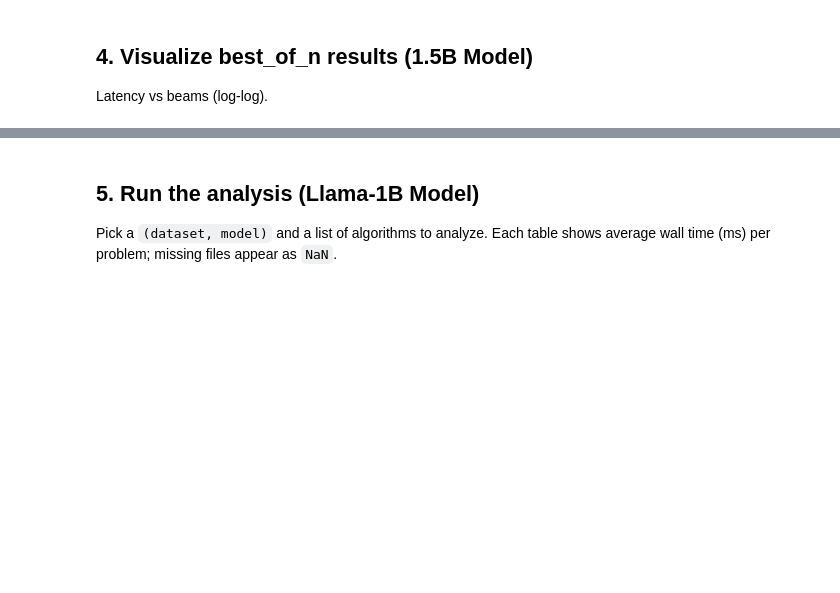
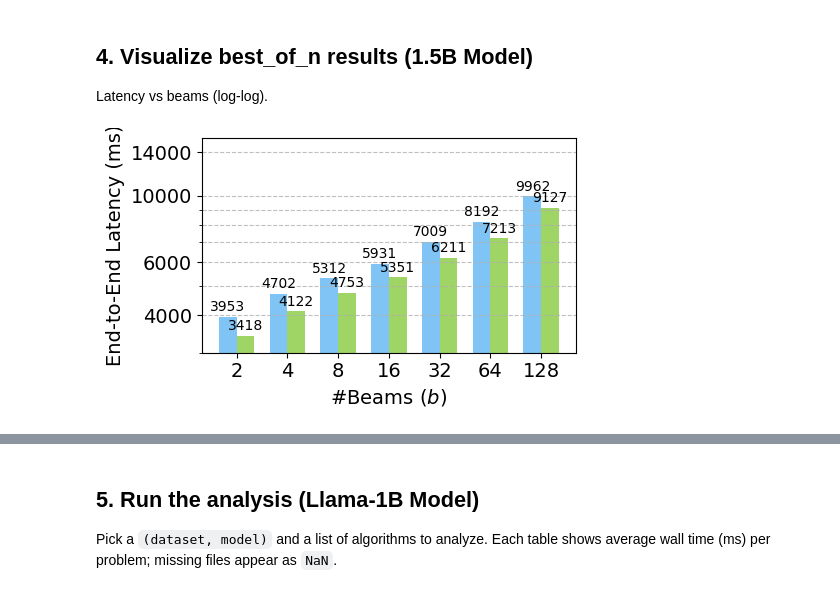
Before and after one commit to AccTTS-anonymous/AccTTS-anonymous, a Jupyter notebook: scripts/e2e_results_analyze.ipynb, the cells around one changed output, grey strips where cells are left out. Drawn from its saved outputs; the diff is of its cells as text; code cells hidden in the pictures; blank space fills up the shorter version.

Commit message:
Update AccTTS artifact and evaluation results

```diff
--- a/scripts/e2e_results_analyze.ipynb
+++ b/scripts/e2e_results_analyze.ipynb
@@ -104,7 +104,7 @@ def analyze(alg: str, dataset: str, model: str) -> pd.DataFrame:
 
 Pick a `(dataset, model)` and a list of algorithms to analyze. Each table shows average wall time (ms) per problem; missing files appear as `NaN`.
 # %%
-DATASET = 'AIME'   # 'MATH-500' | 'AIME'
+DATASET = 'MATH-500'   # 'MATH-500' | 'AIME'
 MODEL   = '1.5B'
 
 print(f'Source folder: {data_dir(DATASET, MODEL)}\n')
@@ -123,44 +137,46 @@ Latency vs beams (log-log).
 # %%
 import matplotlib.pyplot as plt
 import numpy as np
 from matplotlib.ticker import ScalarFormatter, NullFormatter
 
 pivot = results['best_of_n']['pivot']
 
 COLORS = {'vllm': '#80c4f5', 'ours': '#9fd564'}
 
 x = np.arange(len(BEAMS_128))
 width = 0.35
 
-fig, ax = plt.subplots(figsize=(5, 4))
+fig, ax = plt.subplots(figsize=(5, 3))
 for i, method in enumerate(METHODS):
     offset = (i - (len(METHODS) - 1) / 2) * width
     vals = pivot.loc[method].values
     bars = ax.bar(x + offset, vals, width, label=method, color=COLORS[method])
     ax.bar_label(bars, fmt='%.0f', fontsize=10, padding=2)
 
 ax.set_yscale('log')
-# ax.set_ylim(3000, 15000)
-# ax.set_yticks([4000, 6000, 10000, 14000])
-ax.set_ylim(5000, 40000)
-ax.set_yticks([10000, 20000, 30000])
+ax.set_ylim(3000, 15600)
+ax.set_yticks([4000, 6000, 10000, 14000])
+# ax.set_ylim(5000, 43000)
+# ax.set_yticks([10000, 20000, 30000])
 _sf = ScalarFormatter()
 _sf.set_scientific(False)
 ax.yaxis.set_major_formatter(_sf)
 ax.yaxis.set_minor_formatter(NullFormatter())
 ax.set_xticks(x)
-ax.tick_params(axis='both', labelsize=16)
+ax.tick_params(axis='both', labelsize=14)
 ax.set_xticklabels([str(n) for n in BEAMS_128])
-ax.set_xlabel(r'#Beams ($\mathit{b}$)', fontsize=16)
-ax.set_ylabel('End-to-End Latency (ms)', fontsize=16)
+ax.set_xlabel(r'#Beams ($\mathit{b}$)', fontsize=14)
+ax.set_ylabel('End-to-End Latency (ms)', fontsize=14)
 ax.grid(True, axis='y', which='both', linestyle='--', alpha=0.8)
 plt.tight_layout()
 (PROJECT_ROOT / 'figures').mkdir(exist_ok=True)
-# fig.savefig(PROJECT_ROOT / 'figures' / 'e2e_results_bon_MATH500_QWen.png',
+fig.savefig(PROJECT_ROOT / 'figures' / 'e2e_results_bon_MATH500_QWen.png',
+            dpi=300, bbox_inches='tight')
+# fig.savefig(PROJECT_ROOT / 'figures' / 'e2e_results_bon_AIME_QWen.png',
 #             dpi=300, bbox_inches='tight')
-fig.savefig(PROJECT_ROOT / 'figures' / 'e2e_results_bon_AIME_QWen.png',
-            dpi=300, bbox_inches='tight')
 plt.show()
+# %% [output]
+[figure, added]
 # %%
 import matplotlib.pyplot as plt
 import numpy as np
```
Also changed, not shown: parts of 11 cells of this notebook, 58 other files.
